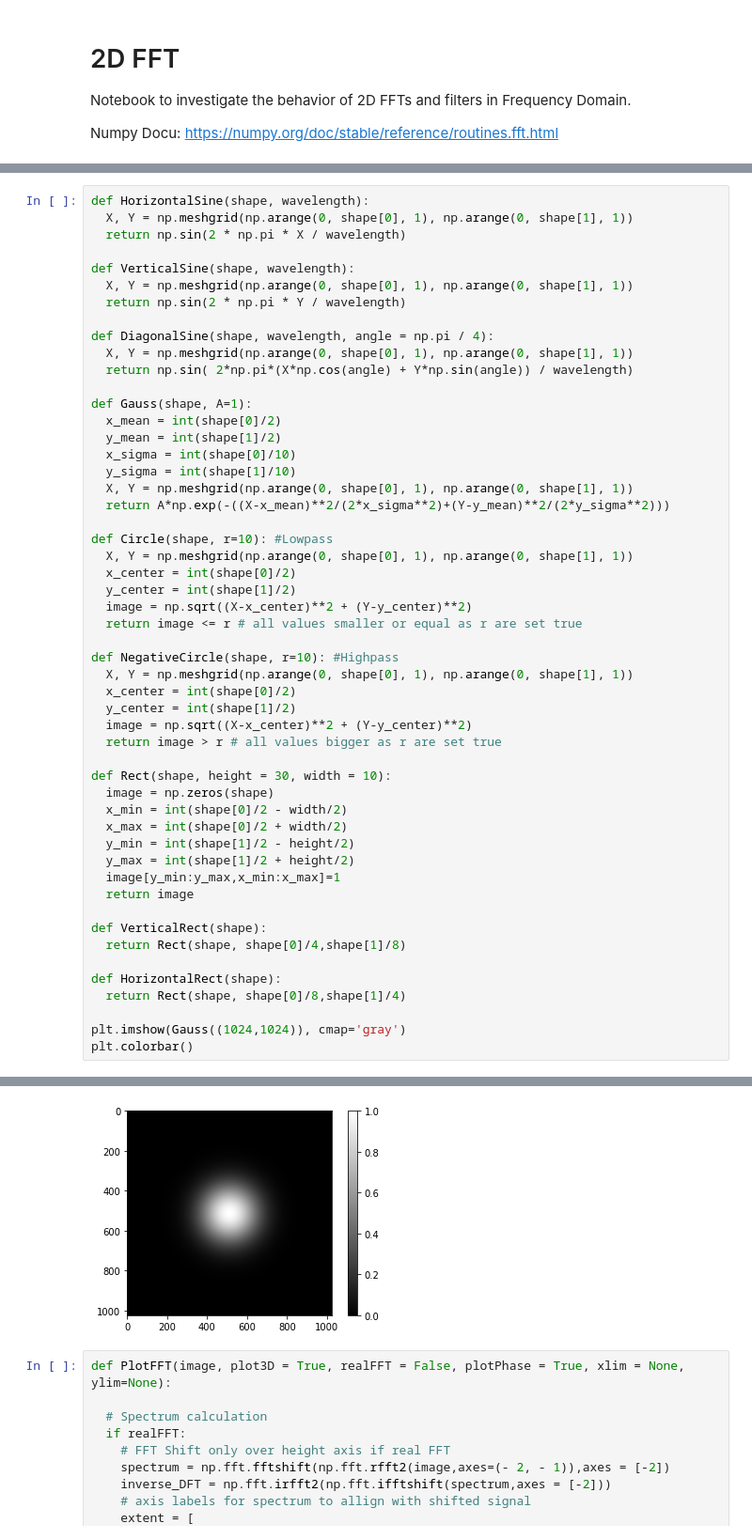
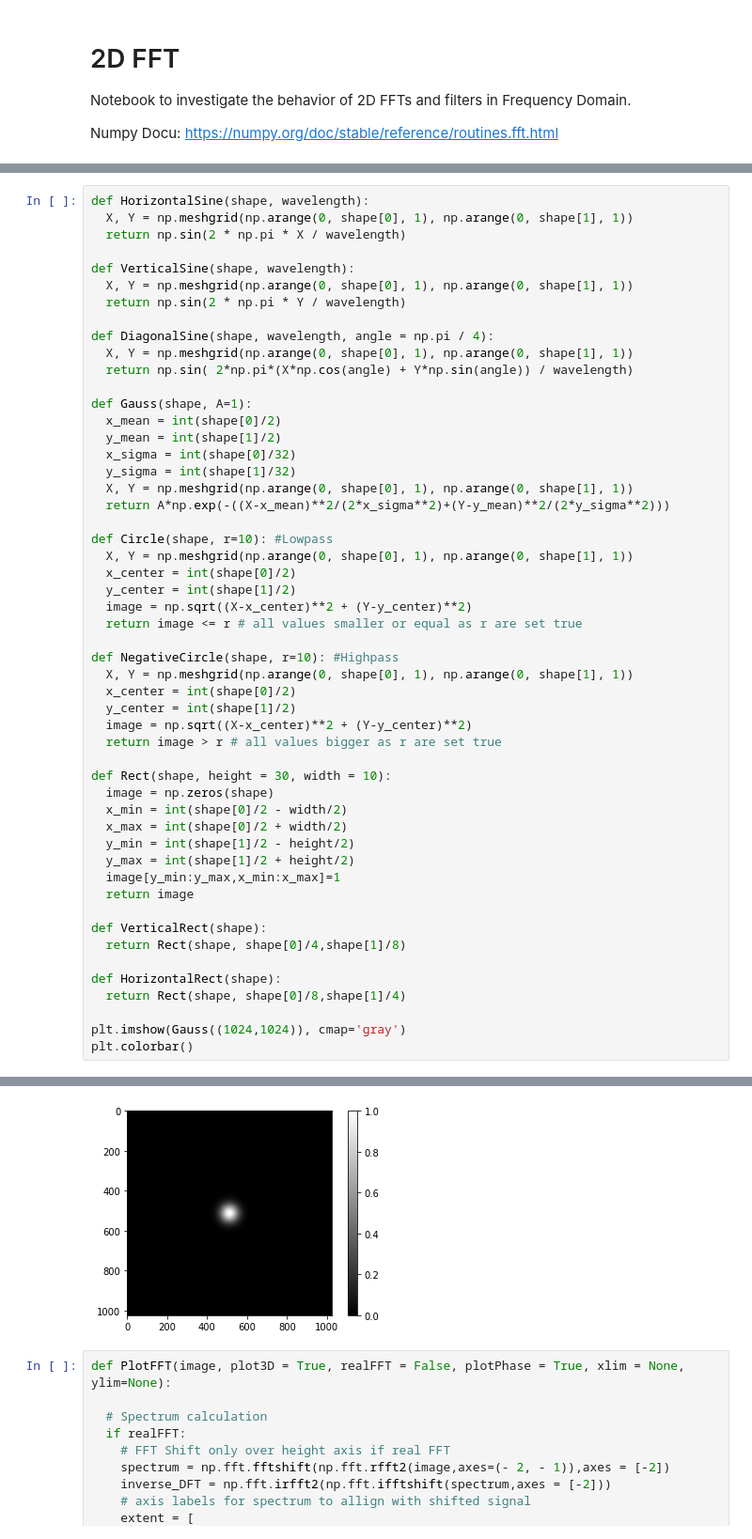
Before and after one commit to sascha-kirch/ML_Notebooks, a Jupyter notebook: 2D_FFTs.ipynb, the cells around one changed output, grey strips where cells are left out. Shown at 94% size. Drawn from its saved outputs; the diff is of its cells as text.

Commit message:
updated sigma for gaus and r for highpass

```diff
--- a/2D_FFTs.ipynb
+++ b/2D_FFTs.ipynb
@@ -27,8 +27,8 @@ def DiagonalSine(shape, wavelength, angle = np.pi / 4):
 def Gauss(shape, A=1):
   x_mean = int(shape[0]/2)
   y_mean = int(shape[1]/2)
-  x_sigma = int(shape[0]/10)
-  y_sigma = int(shape[1]/10)
+  x_sigma = int(shape[0]/32)
+  y_sigma = int(shape[1]/32)
   X, Y = np.meshgrid(np.arange(0, shape[0], 1), np.arange(0, shape[1], 1))
   return A*np.exp(-((X-x_mean)**2/(2*x_sigma**2)+(Y-y_mean)**2/(2*y_sigma**2)))
 
@@ -38,34 +38,34 @@ def Circle(shape, r=10): #Lowpass
   y_center = int(shape[1]/2)
   image = np.sqrt((X-x_center)**2 + (Y-y_center)**2)
   return image <= r # all values smaller or equal as r are set true
 
 def NegativeCircle(shape, r=10): #Highpass
   X, Y = np.meshgrid(np.arange(0, shape[0], 1), np.arange(0, shape[1], 1))
   x_center = int(shape[0]/2)
   y_center = int(shape[1]/2)
   image = np.sqrt((X-x_center)**2 + (Y-y_center)**2)
   return image > r # all values bigger as r are set true
 
 def Rect(shape, height = 30, width = 10):
   image = np.zeros(shape)
   x_min = int(shape[0]/2 - width/2)
   x_max = int(shape[0]/2 + width/2)
   y_min = int(shape[1]/2 - height/2)
   y_max = int(shape[1]/2 + height/2)
   image[y_min:y_max,x_min:x_max]=1
   return image
 
 def VerticalRect(shape):
   return Rect(shape, shape[0]/4,shape[1]/8)
 
 def HorizontalRect(shape):
   return Rect(shape, shape[0]/8,shape[1]/4)
 
 plt.imshow(Gauss((1024,1024)), cmap='gray')
 plt.colorbar()
 # %% [output]
 <matplotlib.colorbar.Colorbar at 0x...>
-[figure, old version]
+[figure, new version]
 # %%
 def PlotFFT(image, plot3D = True, realFFT = False, plotPhase = True, xlim = None, ylim=None):
 
```
Also changed, not shown: parts of 5 cells of this notebook.
